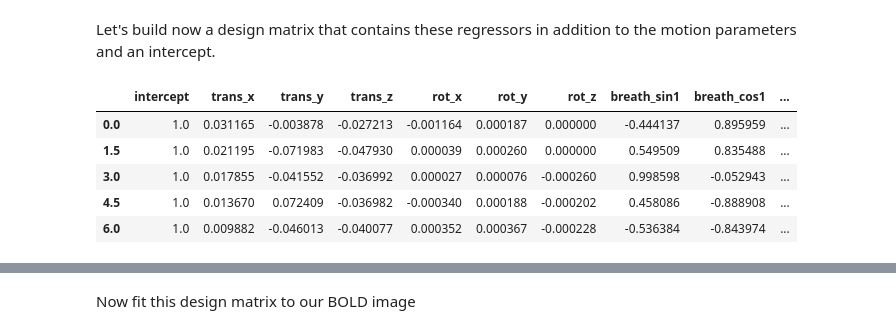
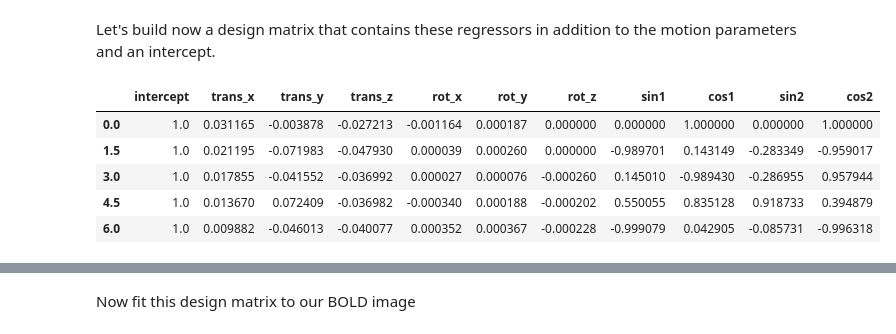
Before and after one commit to CoAxLab/niphlem, a Jupyter notebook: docs/tutorials/tutorial3.ipynb, the cells around one changed output, grey strips where cells are left out. Drawn from its saved outputs; the diff is of its cells as text; code cells hidden in the pictures.

```diff
--- a/docs/tutorials/tutorial3.ipynb
+++ b/docs/tutorials/tutorial3.ipynb
@@ -26,9 +26,9 @@ frame_times = np.arange(n_vols)*t_r
 # Our file with the confounder regressors as a Dataframe. It will be used later to extract the motion parameters
 conf_df = pd.read_csv("./data/demo/sub-06_ses-04_task-resting_run-01_desc-confounds_regressors.tsv", sep="\t")
 
-# Our physiological data, the info log file and the Pulse-ox log file
+# Our physiological data, the info log file and the ECG log file
 info_log = "./data/demo/physio/Physio_20210322_140315_89a222d1-4c24-4caf-a898-f06c6bfd2342_Info.log"
-pulse_log = "./data/demo/physio/Physio_20210322_140315_89a222d1-4c24-4caf-a898-f06c6bfd2342_PULS.log"
+ecg_log = "./data/demo/physio/Physio_20210322_140315_89a222d1-4c24-4caf-a898-f06c6bfd2342_ECG.log"
 # %% [markdown]
 ### Load data
 # %% [markdown]
@@ -54,2 +54,2 @@ Now that we have the time traces, we are going to load our pulse-ox data by pass
 # %%
-pulse_signal, meta_info = load_cmrr_data(pulse_log, info_dict=meta_info, sig_type="pulse")
+ecg_signal, meta_info = load_cmrr_data(ecg_log, info_dict=meta_info, sig_type="cardiac")
@@ -172,26 +120,17 @@ Let's define the objects for both kinds of data. They will be differenciated mai
 # %%
-retro_breath = RetroicorPhysio(physio_rate=400, # Physiological rate (400 Hz)
-                               t_r=1.5, # Scan rate (1.5 s)
-                               delta=800,
-                               peak_rise=0.5,
-                               high_pass=0.1,
-                               low_pass=0.5, # keep frequencies below this
-                               order=2 # order 2 of the retroicor expansion
-                              )
-
-retro_cardiac = RetroicorPhysio(physio_rate=400, # Physiological rate (400 Hz)
-                                t_r=1.5, # Scan rate (1.5 s)
-                                delta=200,
-                                peak_rise=0.5,
-                                low_pass=2.0, # keep frequencies below this
-                                high_pass=0.5, # keep frequencies above this
-                                order=2 # order 2 of the retroicor expansion
+retro_ecg = RetroicorPhysio(physio_rate=400, # Physiological rate (400 Hz)
+                            t_r=1.5, # Scan rate (1.5 s)
+                            delta=200,
+                            peak_rise=0.5,
+                            columns="mean", # mean across the four electrodes
+                            low_pass=2.0, # keep frequencies below this
+                            high_pass=0.5, # keep frequencies above this
+                            order=2 # order 2 of the retroicor expansion
                            )
 # %% [markdown]
 Once we have defined this object, we generate the regressors using the method `compute_regressors`, which is comon to all the models
 # %%
-breath_regressors = retro_breath.compute_regressors(signal=pulse_signal, time_scan=frame_times)
-cardiac_regressors = retro_cardiac.compute_regressors(signal=pulse_signal, time_scan=frame_times)
+retroicor_regressors = retro_ecg.compute_regressors(signal=ecg_signal, time_scan=frame_times)
 # %% [markdown]
 Let's see the a part of these regressors
 # %%
@@ -223,23 +152,21 @@ Let's build now a design matrix that contains these regressors in addition to th
 # %%
 dm_retroicor = np.column_stack((np.ones(len(frame_times)), # Intercept
                                 conf_df.filter(regex="rot|trans").to_numpy(), # Motion parameters
-                                breath_regressors, # breath retro regressors
-                                cardiac_regressors, # cardiac retro regressors
+                                retroicor_regressors # ECG regressors
                                ))
 dm_retroicor = pd.DataFrame(dm_retroicor,
                             columns=["intercept",
                                      "trans_x","trans_y","trans_z","rot_x","rot_y","rot_z",
-                                     "breath_sin1", "breath_cos1", "breath_sin2", "breath_cos2",
-                                     "cardiac_sin1", "cardiac_cos1", "cardiac_sin2", "cardiac_cos2",
+                                     "sin1", "cos1", "sin2", "cos2"
                                       ]
                      )
 dm_retroicor.index=frame_times
 dm_retroicor.head()
 # %% [output]
-|  | intercept | trans_x | trans_y | trans_z | rot_x | rot_y | rot_z | breath_sin1 | breath_cos1 | ... |
-| 0.0 | 1.0 | 0.031165 | -0.003878 | -0.027213 | -0.001164 | 0.000187 | 0.000000 | -0.444137 | 0.895959 | ... |
-| 1.5 | 1.0 | 0.021195 | -0.071983 | -0.047930 | 0.000039 | 0.000260 | 0.000000 | 0.549509 | 0.835488 | ... |
-| 3.0 | 1.0 | 0.017855 | -0.041552 | -0.036992 | 0.000027 | 0.000076 | -0.000260 | 0.998598 | -0.052943 | ... |
-| 4.5 | 1.0 | 0.013670 | 0.072409 | -0.036982 | -0.000340 | 0.000188 | -0.000202 | 0.458086 | -0.888908 | ... |
-| 6.0 | 1.0 | 0.009882 | -0.046013 | -0.040077 | 0.000352 | 0.000367 | -0.000228 | -0.536384 | -0.843974 | ... |
+|  | intercept | trans_x | trans_y | trans_z | rot_x | rot_y | rot_z | sin1 | cos1 | sin2 | cos2 |
+| 0.0 | 1.0 | 0.031165 | -0.003878 | -0.027213 | -0.001164 | 0.000187 | 0.000000 | 0.000000 | 1.000000 | 0.000000 | 1.000000 |
+| 1.5 | 1.0 | 0.021195 | -0.071983 | -0.047930 | 0.000039 | 0.000260 | 0.000000 | -0.989701 | 0.143149 | -0.283349 | -0.959017 |
+| 3.0 | 1.0 | 0.017855 | -0.041552 | -0.036992 | 0.000027 | 0.000076 | -0.000260 | 0.145010 | -0.989430 | -0.286955 | 0.957944 |
+| 4.5 | 1.0 | 0.013670 | 0.072409 | -0.036982 | -0.000340 | 0.000188 | -0.000202 | 0.550055 | 0.835128 | 0.918733 | 0.394879 |
+| 6.0 | 1.0 | 0.009882 | -0.046013 | -0.040077 | 0.000352 | 0.000367 | -0.000228 | -0.999079 | 0.042905 | -0.085731 | -0.996318 |
 # %%
```
Also changed, not shown: parts of 46 cells of this notebook, 35 other files.
